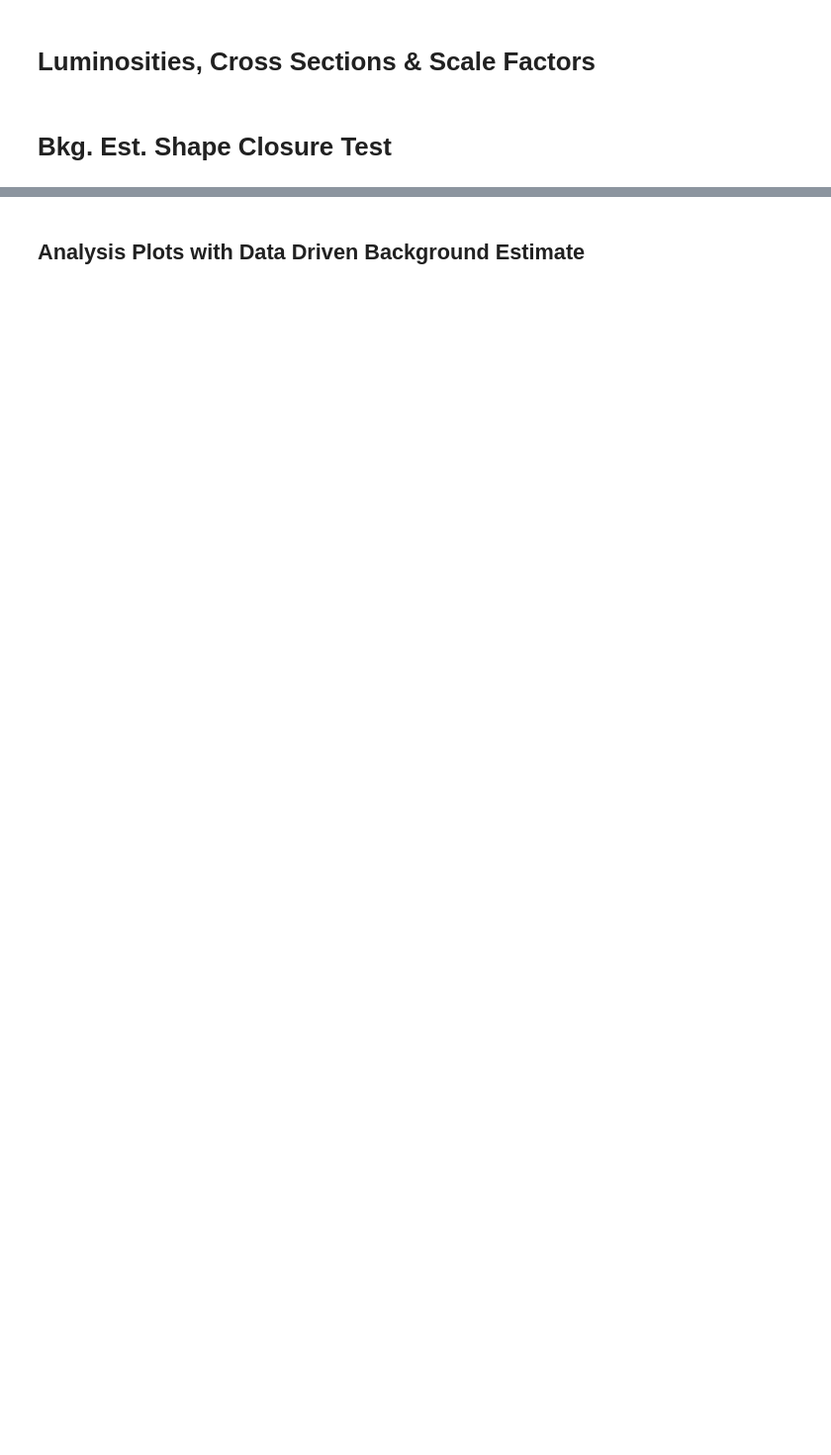
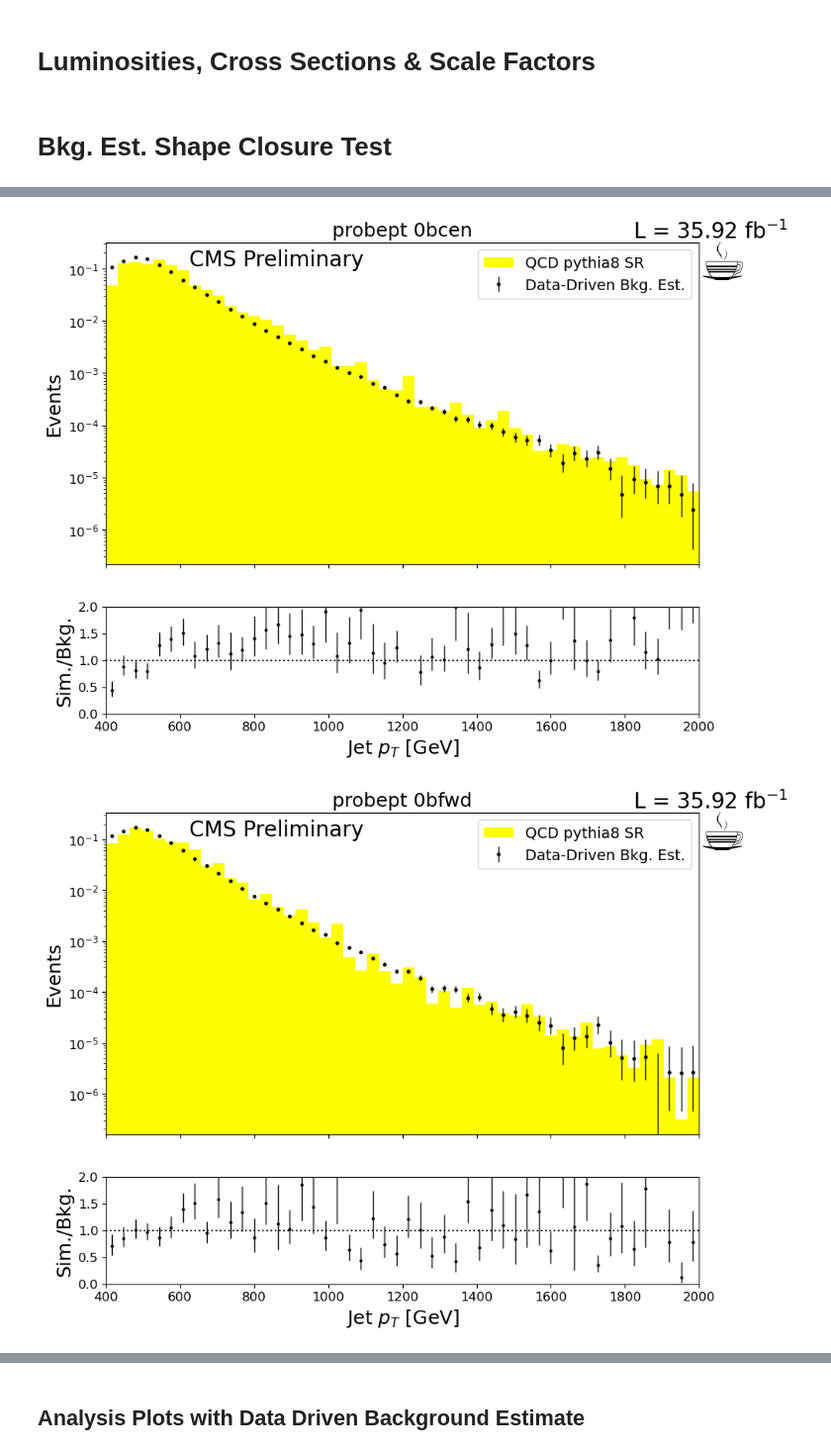
Before and after one commit to b2g-nano/TTbarAllHadUproot, a Jupyter notebook: TTbarResCoffea_BkgEstAnalysis-EraAddition.ipynb, the cells around one changed output, grey strips where cells are left out. Shown at 99% size. Cells and saved outputs as stored; diff of their text form; code cells hidden in the pictures; blank space fills up the shorter version.

Commit message:
Good Background Estimates After Individually Scaling Biased TTbar Samples

```diff
--- a/TTbarResCoffea_BkgEstAnalysis-EraAddition.ipynb
+++ b/TTbarResCoffea_BkgEstAnalysis-EraAddition.ipynb
@@ -237,7 +93,7 @@ for name,output in JetHT2016_weighted.items():
 # %% [markdown]
 # Unweighted MC Cutflow
 # %%
-for name,output in TTbar_unweighted.items():
-    print("-------Unweighted TTbar " + name + "--------")
+for name,output in TTbar_unweighted1.items():
+    print("-------Unweighted TTbar 700 to 1000 " + name + "--------")
     for i,j in output['cutflow'].items():
         print( '%20s : %12d' % (i,j) )
@@ -246,5 +118,5 @@ for name,output in TTbar_unweighted.items():
 # %%
-for name,output in TTbar_weighted.items():
-    print("-------Weighted TTbar " + name + "--------")
+for name,output in TTbar_unweighted2.items():
+    print("-------Unweighted TTbar 1000 to Inf " + name + "--------")
     for i,j in output['cutflow'].items():
         print( '%20s : %12d' % (i,j) )
@@ -338,8 +172,10 @@ Lum2016 = 35920. # pb^-1 from https://twiki.cern.ch/twiki/bin/viewauth/CMS/PdmVA
 
 t_BR = 0.6741
 ttbar_BR = 0.4544 #PDG 2019
-ttbar_xs = 831.76 * (0.0921 + 0.02474) #pb
+ttbar_xs1 = 831.76 * (0.09210) #pb For ttbar mass from 700 to 1000
+ttbar_xs2 = 831.76 * (0.02474) #pb For ttbar mass from 1000 to Inf
 toptag_sf = 0.9
+toptag_kf = 0.7
 qcd_xs = 1370000000.0 #pb From https://cms-gen-dev.cern.ch/xsdb
 Lum = {
     'preVFP': 19800.,
@@ -348,20 +184,22 @@ Lum = {
 
 
 # =========== SF =========== #
-ttbar2016_sf, qcd2016_sf = {}, {}
+ttbar2016_sf1, ttbar2016_sf2= {}, {}
+qcd2016_sf = {}
 
 for vfp in ['preVFP', 'postVFP']:
-    ttbar2016_sf[vfp] = Lum[vfp]*ttbar_xs*toptag_sf**2/TTbar_unweighted[vfp]['cutflow']['sumw']
+    ttbar2016_sf1[vfp] = Lum[vfp]*ttbar_xs1*toptag_sf**2*toptag_kf/TTbar_unweighted1[vfp]['cutflow']['sumw']
+    ttbar2016_sf2[vfp] = Lum[vfp]*ttbar_xs2*toptag_sf**2*toptag_kf/TTbar_unweighted2[vfp]['cutflow']['sumw']
     qcd2016_sf[vfp] = Lum[vfp]*qcd_xs/QCD_unweighted[vfp]['cutflow']['sumw']
 # %% [markdown]
 # Bkg. Est. Shape Closure Test
 # %%
 list_of_hists = ['probept', 'probep']
 # list_of_hists = ['probep']
-
+apvdir = '' #APVDir['preVFP']
 for name in list_of_hists:
-    SaveDirectory = f'{maindirectory}/BkgEstimate/ClosureTest/NormalizedToUnity/{yearDir}{btagDir}{oddir}{btagType}{name}/' # split histograms into subdirectories
-    DoesDirectoryExist(SaveDirectory) # no need to create the directory several times if it exists already
+    SaveDirectory = f'{maindirectory}/BkgEstimate/ClosureTest/NormalizedToUnity/{yearDir}{btagDir}{oddir}{btagType}{apvdir}{name}/' # split histograms into subdirectories
+    hpd.DoesDirectoryExist(SaveDirectory) # no need to create the directory several times if it exists already
     for b_y in list_of_bcats:
         plt.rcParams.update({
         'font.size': 14,
@@ -380,7 +218,7 @@ for name in list_of_hists:
         )
         # ---- initialize data histograms with first era ---- #
         JetHT2016_unwgt_str = 'UL16preVFP_JetHTB_Data'
-        Data_hist_modmass_wgt = JetHT2016_weighted['B_preVFP'][name][JetHT2016_unwgt_str, ConvertLabelToInt(label_cats_dict, 'pret'+b_y), :]
+        Data_hist_modmass_wgt = JetHT2016_weighted['B_preVFP'][name][JetHT2016_unwgt_str, hpd.ConvertLabelToInt(label_cats_dict, 'pret'+b_y), :]
 
         # ---- Add all data together ---- #
         for vfp in ['preVFP', 'postVFP']:
@@ -389,26 +227,36 @@ for name in list_of_hists:
                 for Era in ['C', 'D', 'E', 'F']: #exclude B because histogram is initialized with B era
                     JetHT2016_unwgt_str = f'UL16{vfp}_JetHT{Era}_Data'
                     # -- For Mass Modified Background Estimate (Non-Top Multi-Jets; NTMJ)-- #
-                    Data_hist_modmass_wgt += JetHT2016_weighted[Era+'_'+vfp][name][JetHT2016_unwgt_str, ConvertLabelToInt(label_cats_dict, 'pret'+b_y), :]
+                    Data_hist_modmass_wgt += JetHT2016_weighted[Era+'_'+vfp][name][JetHT2016_unwgt_str, hpd.ConvertLabelToInt(label_cats_dict, 'pret'+b_y), :]
             else:
                 for Era in ['F', 'G', 'H']: #exclude B because histogram is initialized with B era
                     JetHT2016_unwgt_str = f'UL16{vfp}_JetHT{Era}_Data'
                     # -- For Mass Modified Background Estimate (Non-Top Multi-Jets; NTMJ)-- #
-                    Data_hist_modmass_wgt += JetHT2016_weighted[Era+'_'+vfp][name][JetHT2016_unwgt_str, ConvertLabelToInt(label_cats_dict, 'pret'+b_y), :]
+                    Data_hist_modmass_wgt += JetHT2016_weighted[Era+'_'+vfp][name][JetHT2016_unwgt_str, hpd.ConvertLabelToInt(label_cats_dict, 'pret'+b_y), :]
 
 
 
         # -- SM TTbar MC in Signal Region (Contributes to the Background) -- #
-        SMTTbar = TTbar_unweighted['preVFP'][name]['UL16preVFP_TTbar', ConvertLabelToInt(label_cats_dict, '2t'+b_y), :]\
-                *ttbar2016_sf['preVFP']\
-                + TTbar_unweighted['postVFP'][name]['UL16postVFP_TTbar', ConvertLabelToInt(label_cats_dict, '2t'+b_y), :]\
-                *ttbar2016_sf['postVFP']
+        SMTTbar1 = TTbar_unweighted1['preVFP'][name]['UL16preVFP_TTbar_700_1000', hpd.ConvertLabelToInt(label_cats_dict, '2t'+b_y), :]\
+                *ttbar2016_sf1['preVFP']\
+                + TTbar_unweighted1['postVFP'][name]['UL16postVFP_TTbar_700_1000', hpd.ConvertLabelToInt(label_cats_dict, '2t'+b_y), :]\
+                *ttbar2016_sf1['postVFP']
+        SMTTbar2 = TTbar_unweighted2['preVFP'][name]['UL16preVFP_TTbar_1000_Inf', hpd.ConvertLabelToInt(label_cats_dict, '2t'+b_y), :]\
+                *ttbar2016_sf2['preVFP']\
+                + TTbar_unweighted2['postVFP'][name]['UL16postVFP_TTbar_1000_Inf', hpd.ConvertLabelToInt(label_cats_dict, '2t'+b_y), :]\
+                *ttbar2016_sf2['postVFP']
+        SMTTbar = SMTTbar1 + SMTTbar2
 
         # -- Mistag Weighted TTbar MC (To Remove Double Counting of Untracked t-tagged J1 Events in Bkg.Est) -- #
-        ExtraTTbar = TTbar_weighted['preVFP'][name]['UL16preVFP_TTbar', ConvertLabelToInt(label_cats_dict, 'pret'+b_y), :]\
-                   *ttbar2016_sf['preVFP']\
-                   + TTbar_weighted['postVFP'][name]['UL16postVFP_TTbar', ConvertLabelToInt(label_cats_dict, 'pret'+b_y), :]\
-                   *ttbar2016_sf['postVFP']
+        ExtraTTbar1 = TTbar_weighted1['preVFP'][name]['UL16preVFP_TTbar_700_1000', hpd.ConvertLabelToInt(label_cats_dict, 'pret'+b_y), :]\
+                   *ttbar2016_sf1['preVFP']\
+                   + TTbar_weighted1['postVFP'][name]['UL16postVFP_TTbar_700_1000', hpd.ConvertLabelToInt(label_cats_dict, 'pret'+b_y), :]\
+                   *ttbar2016_sf1['postVFP']
+        ExtraTTbar2 = TTbar_weighted2['preVFP'][name]['UL16preVFP_TTbar_1000_Inf', hpd.ConvertLabelToInt(label_cats_dict, 'pret'+b_y), :]\
+                   *ttbar2016_sf2['preVFP']\
+                   + TTbar_weighted2['postVFP'][name]['UL16postVFP_TTbar_1000_Inf', hpd.ConvertLabelToInt(label_cats_dict, 'pret'+b_y), :]\
+                   *ttbar2016_sf2['postVFP']
+        ExtraTTbar = ExtraTTbar1 + ExtraTTbar2
 
 
         # =============================================================================================================================== #
@@ -432,9 +280,9 @@ for name in list_of_hists:
         Background_ModMass_Corrected = Data_hist_modmass_wgt
 
         # -- QCD MC -- #
-        QCD_hist = QCD_weighted['preVFP'][name]['UL16preVFP_QCD', ConvertLabelToInt(label_cats_dict, '2t'+b_y), :]\
+        QCD_hist = QCD_weighted['preVFP'][name]['UL16preVFP_QCD', hpd.ConvertLabelToInt(label_cats_dict, '2t'+b_y), :]\
                  *qcd2016_sf['preVFP']\
-                 + QCD_weighted['postVFP'][name]['UL16postVFP_QCD', ConvertLabelToInt(label_cats_dict, '2t'+b_y), :]\
+                 + QCD_weighted['postVFP'][name]['UL16postVFP_QCD', hpd.ConvertLabelToInt(label_cats_dict, '2t'+b_y), :]\
                  *qcd2016_sf['postVFP']
 
         # QCD_hist *= qcd2016_sf #scaled according to luminosity
@@ -477,7 +325,7 @@ for name in list_of_hists:
         ax.set_title(name + ' ' + b_y)
 
         #---- Plot Ratio ----#
-        plotratio(QCD_hist, Background_ModMass_Corrected, ax = rax, histtype='errorbar', marker='.', markersize=4., color='k')
+        hpd.plotratio(QCD_hist, Background_ModMass_Corrected, ax = rax, histtype='errorbar', marker='.', markersize=4., color='k')
 
         l1 = [r'QCD pythia8 SR', r'Data-Driven Bkg. Est.']
         legtitle1 = ax.legend(labels=l1, fontsize='medium')
@@ -535,6 +383,7 @@ for name in list_of_hists:
                   transform=ax.transAxes
                  )
 
-        filename = 'BkgEst_' + name + '' + Unc + TopPt + '_' + b_y + '_Closure.png'
+        filename = 'BkgEst_' + name + '' + Unc + '_' + b_y + '_Closure.png'
         # plt.savefig(SaveDirectory+filename, bbox_inches="tight")
         print('\n' + SaveDirectory + filename)
+# %% [output]
@@ -540,0 +407,2 @@ for name in list_of_hists:
+[figure, added]
+[figure, added]
```
Also changed, not shown: parts of 35 cells of this notebook.
